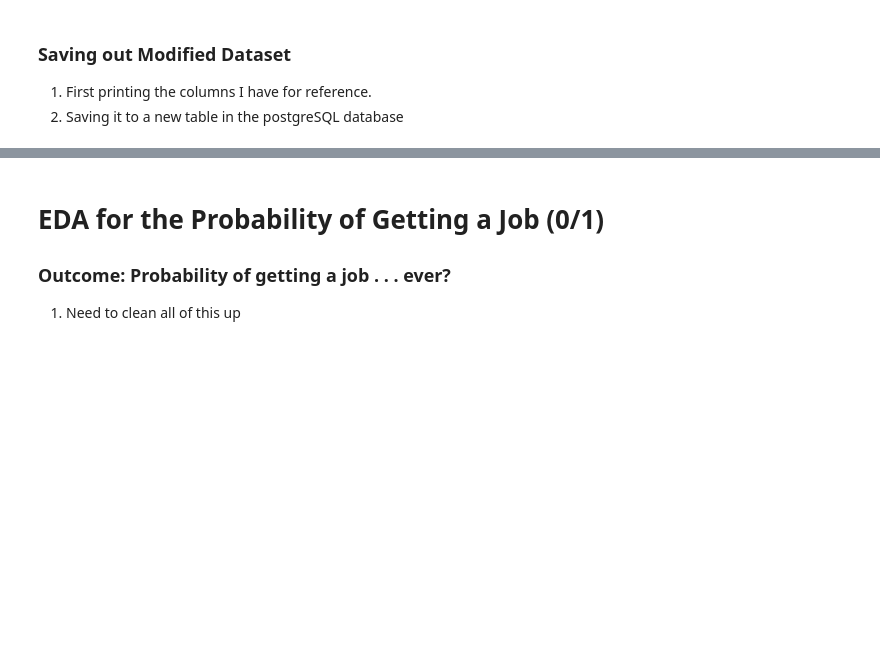
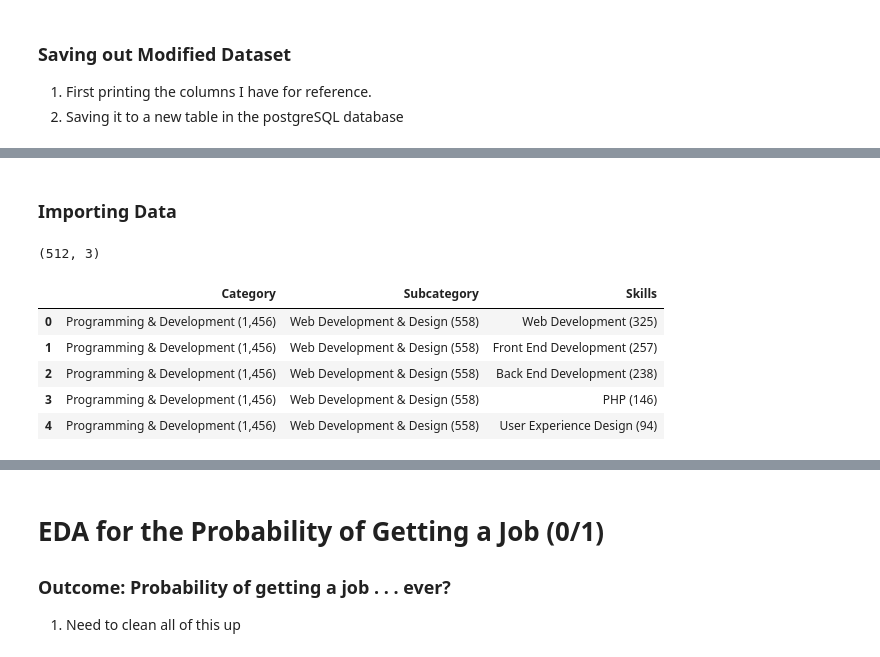
Before and after one commit to lmgibson/MyRate, a Jupyter notebook: notebooks/myrate_eda.ipynb, the cells around one changed output, grey strips where cells are left out. Cells and saved outputs as stored; diff of their text form; code cells hidden in the pictures; blank space fills up the shorter version.

```diff
--- a/notebooks/myrate_eda.ipynb
+++ b/notebooks/myrate_eda.ipynb
@@ -518,0 +403,2 @@ analysis_dt.to_sql("analysis_table", engine, if_exists='replace')
+# %% [markdown]
+### Importing Data
@@ -518,0 +409,11 @@ analysis_dt.to_sql("analysis_table", engine, if_exists='replace')
+# %%
+print(sk_table.shape)
+sk_table.head()
+# %% [output]
+(512, 3)
+|  | Category | Subcategory | Skills |
+| 0 | Programming & Development (1,456) | Web Development & Design (558) | Web Development (325) |
+| 1 | Programming & Development (1,456) | Web Development & Design (558) | Front End Development (257) |
+| 2 | Programming & Development (1,456) | Web Development & Design (558) | Back End Development (238) |
+| 3 | Programming & Development (1,456) | Web Development & Design (558) | PHP (146) |
+| 4 | Programming & Development (1,456) | Web Development & Design (558) | User Experience Design (94) |
```
Also changed, not shown: parts of 47 cells of this notebook.
